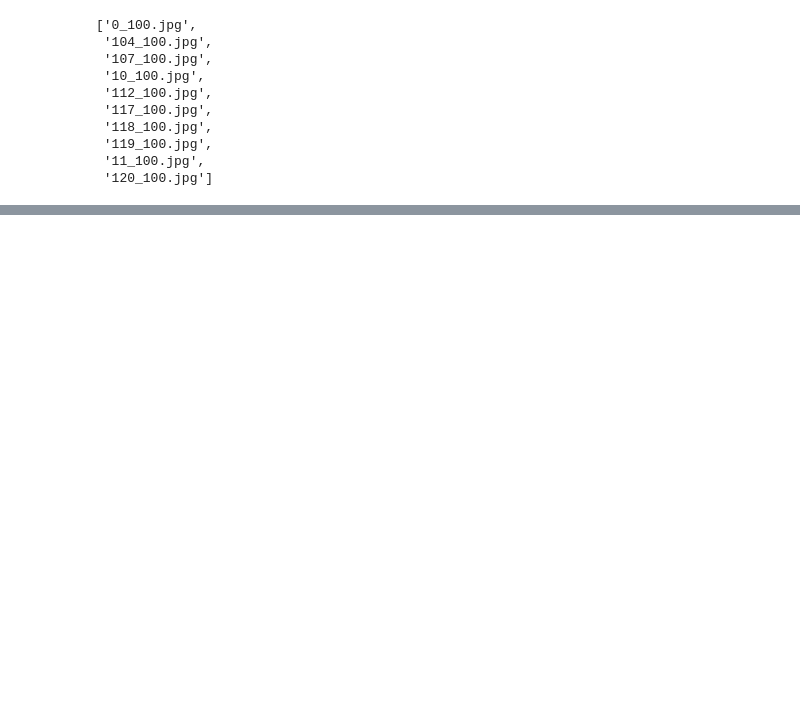
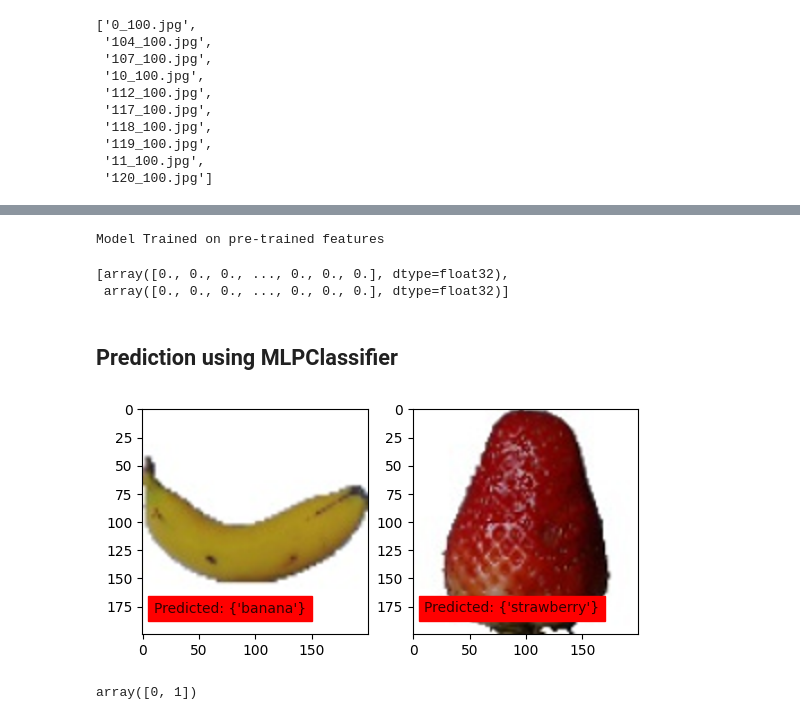
Before and after one commit to jojo-morales/CNN_ImageClassification, a Jupyter notebook: cnn_ImageC.ipynb, the cells around one changed output, grey strips where cells are left out. Drawn from its saved outputs; the diff is of its cells as text; code cells hidden in the pictures; blank space fills up the shorter version.

```diff
--- a/cnn_ImageC.ipynb
+++ b/cnn_ImageC.ipynb
@@ -261,0 +396,11 @@ class1[:10]
+# %%
+## Encode the "img_label" since MLPClassifier cannot handle string
+from sklearn.preprocessing import LabelEncoder
+
+# Create an instance of LabelEncoder
+encoder = LabelEncoder()
+
+# Encode the last column of X
+dataset["img_label_encoded"] = encoder.fit_transform(dataset["img_label"])
+#dataset = dataset.drop(["img_label"], axis=1)
+dataset.head()
@@ -261,0 +415,4 @@ class1[:10]
+# %%
+# Create the mapping dictionary, we will use it later for prediction
+label_mapping = dict(zip(dataset['img_label_encoded'], dataset['img_label']))
+label_mapping
@@ -261,0 +421,4 @@ class1[:10]
+# %%
+## Split the data to X and y
+X = dataset[dataset.img_label != "test"].drop(['img_label', 'img_label_encoded'], axis=1)
+y = dataset[dataset.img_label != "test"].img_label_encoded
@@ -261,0 +460,35 @@ class1[:10]
+# %%
+from sklearn.feature_selection import VarianceThreshold
+from sklearn.neural_network import MLPClassifier
+from sklearn.pipeline import Pipeline
+
+# Create an instance of MLPClassifier
+model = MLPClassifier(hidden_layer_sizes=(100, 10))
+pipeline = Pipeline([('low_variance_filter', VarianceThreshold()), ('model', model)])
+pipeline.fit(X, y)
+
+print ("Model Trained on pre-trained features")
+# %% [output]
+Model Trained on pre-trained features
+# %%
+features['test']
+# %% [output]
+[array([0., 0., 0., ..., 0., 0., 0.], dtype=float32),
+ array([0., 0., 0., ..., 0., 0., 0.], dtype=float32)]
+# %% [markdown]
+## Prediction using MLPClassifier
+# %%
+preds = pipeline.predict(features['test'])
+
+f, ax = plt.subplots(1, 2)
+for i in range(2):
+    ax[i].imshow(Image.open(testdata[i]).resize((200, 200)))
+    predicted_label = label_mapping[preds[i]]
+    ax[i].text(10, 180, 'Predicted: %s' % {predicted_label}, color='k', backgroundcolor='red', alpha=0.8)
+plt.show()
+# %% [output]
+[figure, added]
+# %%
+preds
+# %% [output]
+array([0, 1])
```
Also changed, not shown: parts of 20 cells of this notebook, 1 other file.
